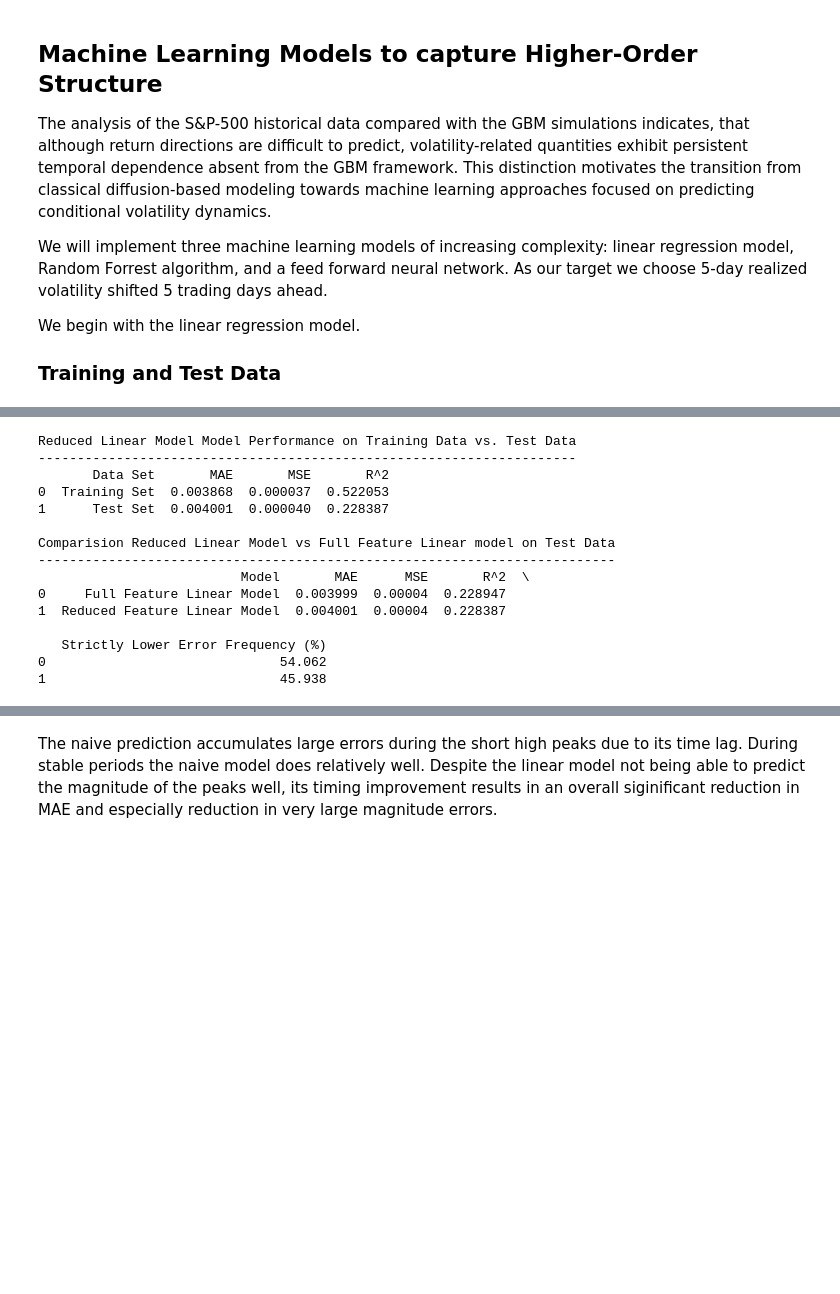
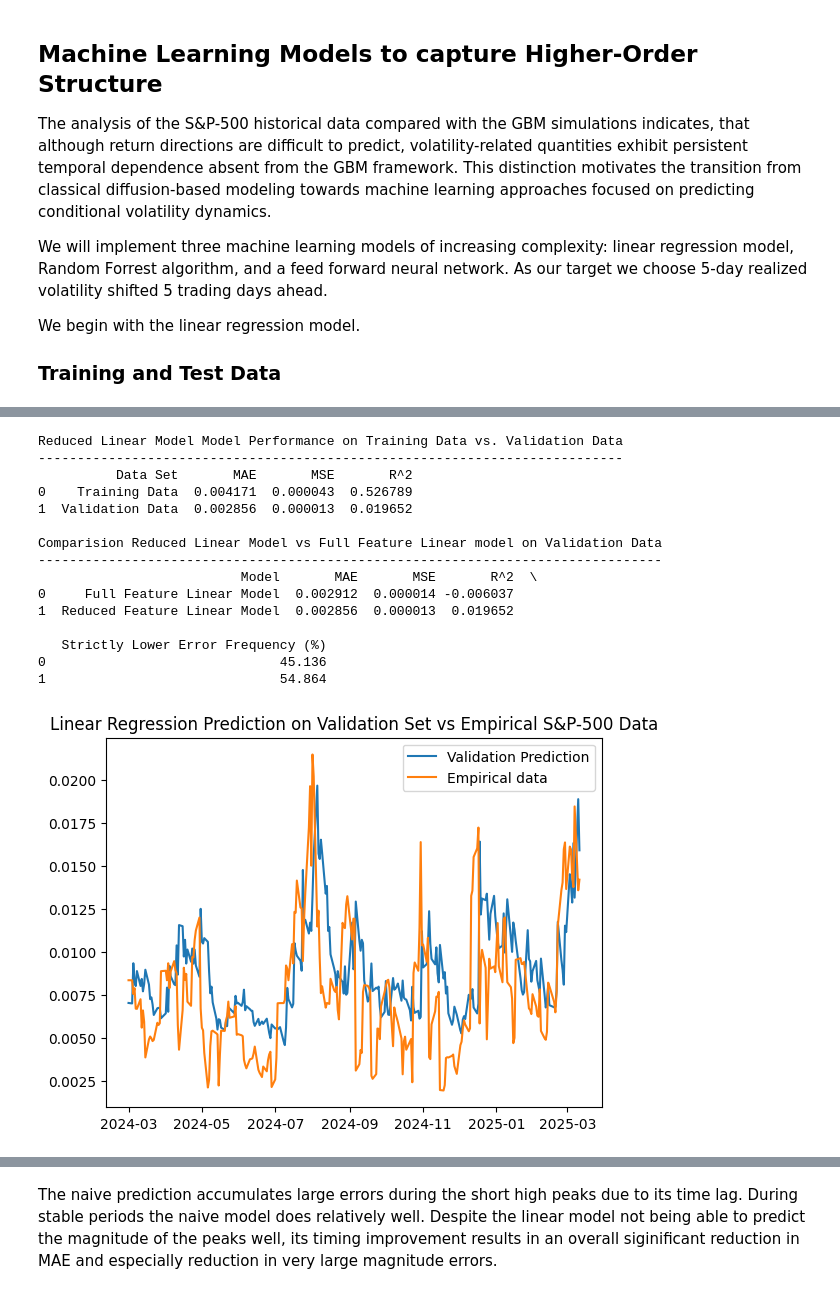
Before and after one commit to noellerpaula/gbm_vs_sp500, a Jupyter notebook: notebooks/analysis.ipynb, the cells around one changed output, grey strips where cells are left out. Cells and saved outputs as stored; diff of their text form; code cells hidden in the pictures; blank space fills up the shorter version.

```diff
--- a/notebooks/analysis.ipynb
+++ b/notebooks/analysis.ipynb
@@ -476,32 +510,43 @@ We will remove these three features and compare performance.
 # %%
-X_train_reduced = X_train.drop(columns=['vol_lag10','sq_return','rolling_excess_kurtosis'])
-X_test_reduced = X_test.drop(columns=['vol_lag10','sq_return','rolling_excess_kurtosis'])
+X_train_reduced = X_train.drop(columns=[ 'vol_lag10', 'sq_return','rolling_excess_kurtosis'])
+X_validation_reduced = X_validation.drop(columns=[ 'vol_lag10', 'sq_return', 'rolling_excess_kurtosis'])
+
 
 linear_model_reducedfeatures, scaler_reduced = train_linear_regression(X_train_reduced, Y_train)
 X_train_reduced_scaled = scaler_reduced.transform(X_train_reduced)
 X_train_reduced_scaled = pd.DataFrame(X_train_reduced_scaled,columns=X_train_reduced.columns, index=X_train_reduced.index)
 pred_train_reduced = model_prediction(linear_model_reducedfeatures, X_train_reduced_scaled)
-X_test_reduced_scaled = scaler_reduced.transform(X_test_reduced)
-X_test_reduced_scaled = pd.DataFrame(X_test_reduced_scaled,columns=X_test_reduced.columns, index=X_test_reduced.index)
-pred_test_reduced = model_prediction(linear_model_reducedfeatures, X_test_reduced_scaled)
-pred_test_reduced = pd.Series(pred_test_reduced, index=Y_test.index)
-evaluate_performance("Reduced Linear Model", pred_train_reduced, pred_test_reduced,Y_train, Y_test)
+X_validation_reduced_scaled = scaler_reduced.transform(X_validation_reduced)
+X_validation_reduced_scaled = pd.DataFrame(X_validation_reduced_scaled,columns=X_validation_reduced.columns, index=X_validation_reduced.index)
+pred_validation_reduced = model_prediction(linear_model_reducedfeatures, X_validation_reduced_scaled)
+pred_validation_reduced = pd.Series(pred_validation_reduced, index=Y_validation.index)
+pred_validation = model_prediction(linear_model, X_validation_scaled)
+pred_validation = pd.Series(pred_validation, index=Y_validation.index)
+evaluate_performance("Reduced Linear Model", pred_train_reduced, pred_validation_reduced,"Validation Data", Y_train, Y_validation)
 
-compare_prediction("Comparision Reduced Linear Model vs Full Feature Linear model on Test Data", pred_test,"Full Feature Linear Model", pred_test_reduced,"Reduced Feature Linear Model", Y_test)
+compare_prediction("Comparision Reduced Linear Model vs Full Feature Linear model on Validation Data", pred_validation,"Full Feature Linear Model", pred_validation_reduced,"Reduced Feature Linear Model", Y_validation)
 # %% [output]
-Reduced Linear Model Model Performance on Training Data vs. Test Data
----------------------------------------------------------------------
-       Data Set       MAE       MSE       R^2
-0  Training Set  0.003868  0.000037  0.522053
-1      Test Set  0.004001  0.000040  0.228387
+Reduced Linear Model Model Performance on Training Data vs. Validation Data
+---------------------------------------------------------------------------
+          Data Set       MAE       MSE       R^2
+0    Training Data  0.004171  0.000043  0.526789
+1  Validation Data  0.002856  0.000013  0.019652
 
-Comparision Reduced Linear Model vs Full Feature Linear model on Test Data
---------------------------------------------------------------------------
-                          Model       MAE      MSE       R^2  \
-0     Full Feature Linear Model  0.003999  0.00004  0.228947
-1  Reduced Feature Linear Model  0.004001  0.00004  0.228387
+Comparision Reduced Linear Model vs Full Feature Linear model on Validation Data
+--------------------------------------------------------------------------------
+                          Model       MAE       MSE       R^2  \
+0     Full Feature Linear Model  0.002912  0.000014 -0.006037
+1  Reduced Feature Linear Model  0.002856  0.000013  0.019652
 
    Strictly Lower Error Frequency (%)
-0                              54.062
-1                              45.938
+0                              45.136
+1                              54.864
+# %%
+plt.plot(pred_validation, label="Validation Prediction")
+plt.plot(Y_validation, label="Empirical data")
+plt.legend()
+plt.title("Linear Regression Prediction on Validation Set vs Empirical S&P-500 Data")
+plt.show()
+# %% [output]
+[figure, added]
 # %% [markdown]
```
Also changed, not shown: parts of 29 cells of this notebook, 7 other files.
